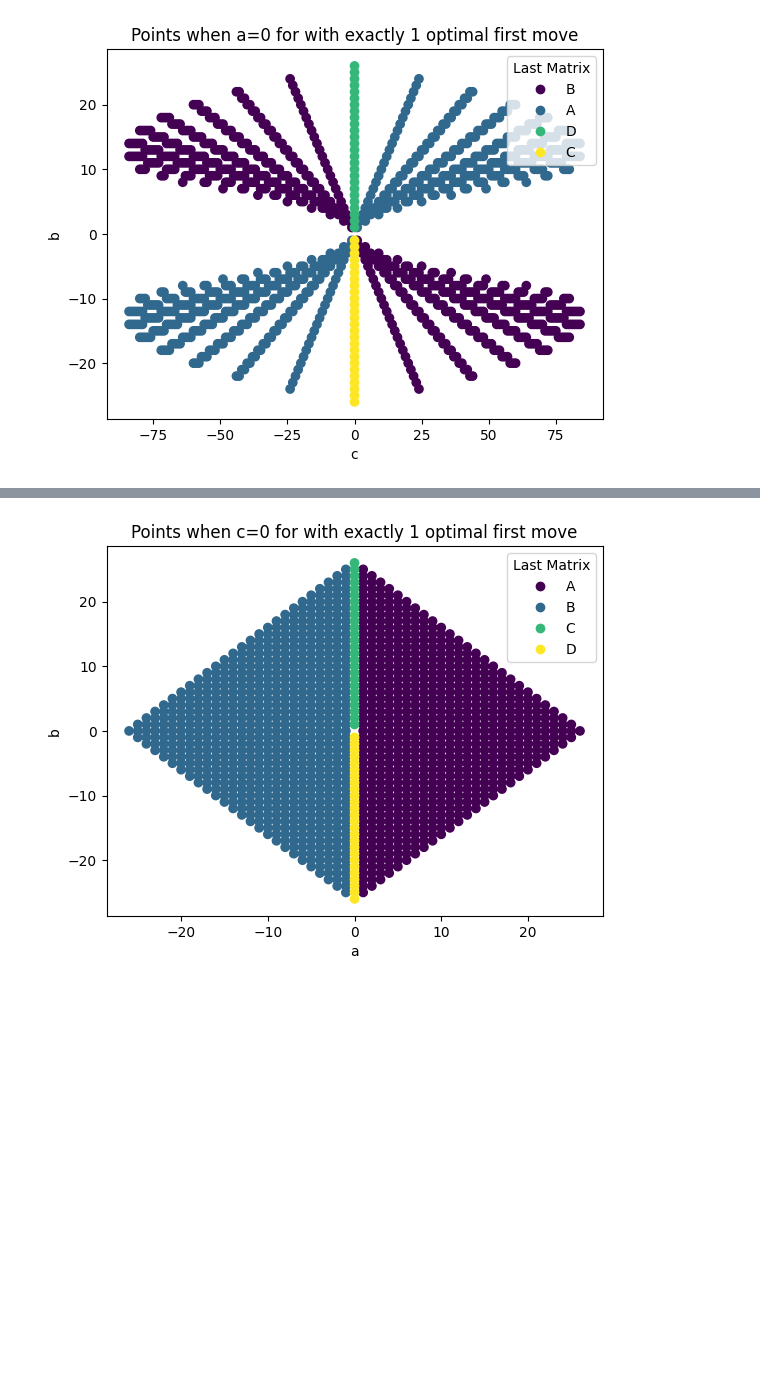
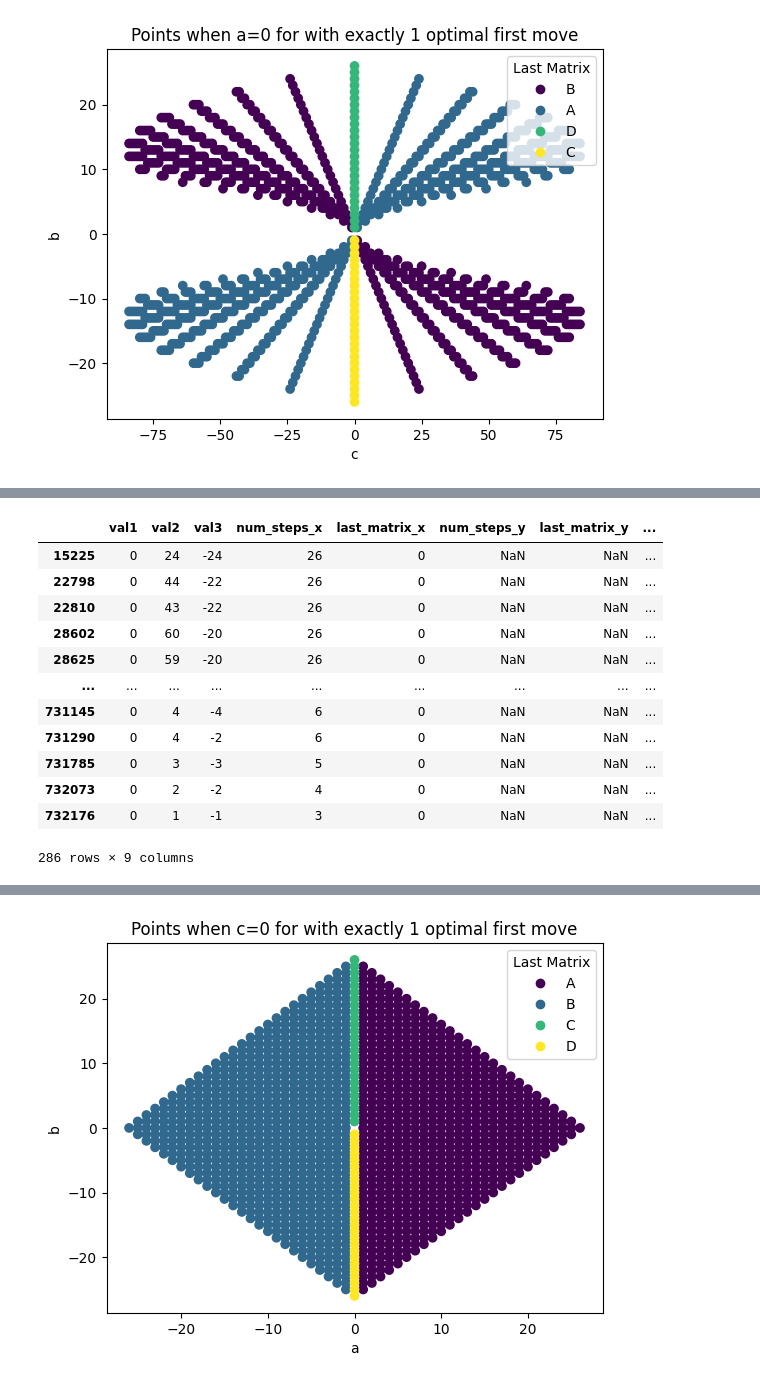
Before and after one commit to MXM-MachineLearning/MXM_AI_Ellenberg, a Jupyter notebook: heisenberg_group/Visualizations/duplicate_paths.ipynb, the cells around one changed output, grey strips where cells are left out. Cells and saved outputs as stored; diff of their text form; code cells hidden in the pictures; blank space fills up the shorter version.

```diff
--- a/heisenberg_group/Visualizations/duplicate_paths.ipynb
+++ b/heisenberg_group/Visualizations/duplicate_paths.ipynb
@@ -343,0 +344,16 @@ anti_join
+# %%
+filtered
+# %% [output]
+|  | val1 | val2 | val3 | num_steps_x | last_matrix_x | num_steps_y | last_matrix_y | ... |
+| 15225 | 0 | 24 | -24 | 26 | 0 | NaN | NaN | ... |
+| 22798 | 0 | 44 | -22 | 26 | 0 | NaN | NaN | ... |
+| 22810 | 0 | 43 | -22 | 26 | 0 | NaN | NaN | ... |
+| 28602 | 0 | 60 | -20 | 26 | 0 | NaN | NaN | ... |
+| 28625 | 0 | 59 | -20 | 26 | 0 | NaN | NaN | ... |
+| ... | ... | ... | ... | ... | ... | ... | ... | ... |
+| 731145 | 0 | 4 | -4 | 6 | 0 | NaN | NaN | ... |
+| 731290 | 0 | 4 | -2 | 6 | 0 | NaN | NaN | ... |
+| 731785 | 0 | 3 | -3 | 5 | 0 | NaN | NaN | ... |
+| 732073 | 0 | 2 | -2 | 4 | 0 | NaN | NaN | ... |
+| 732176 | 0 | 1 | -1 | 3 | 0 | NaN | NaN | ... |
+286 rows × 9 columns
```
Also changed, not shown: parts of 4 cells of this notebook.
